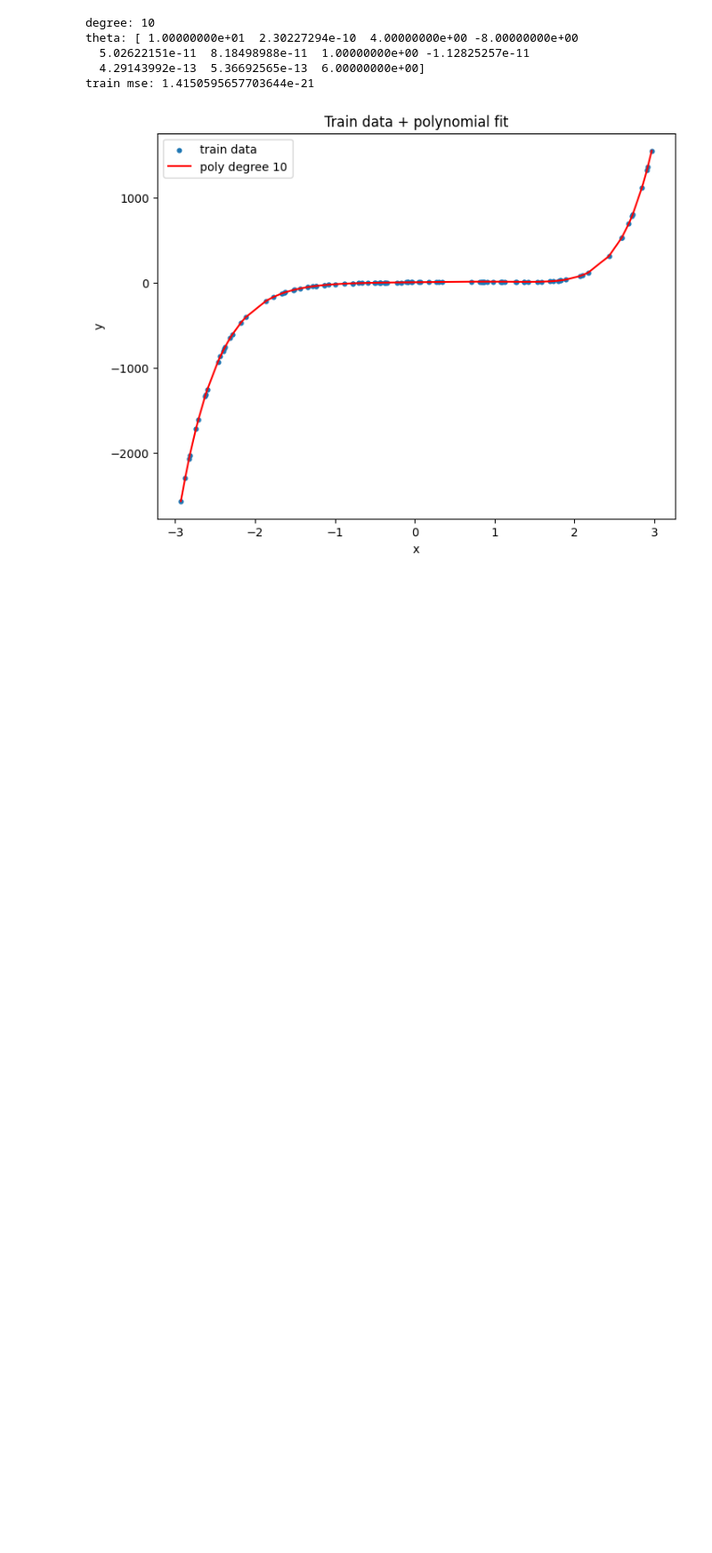
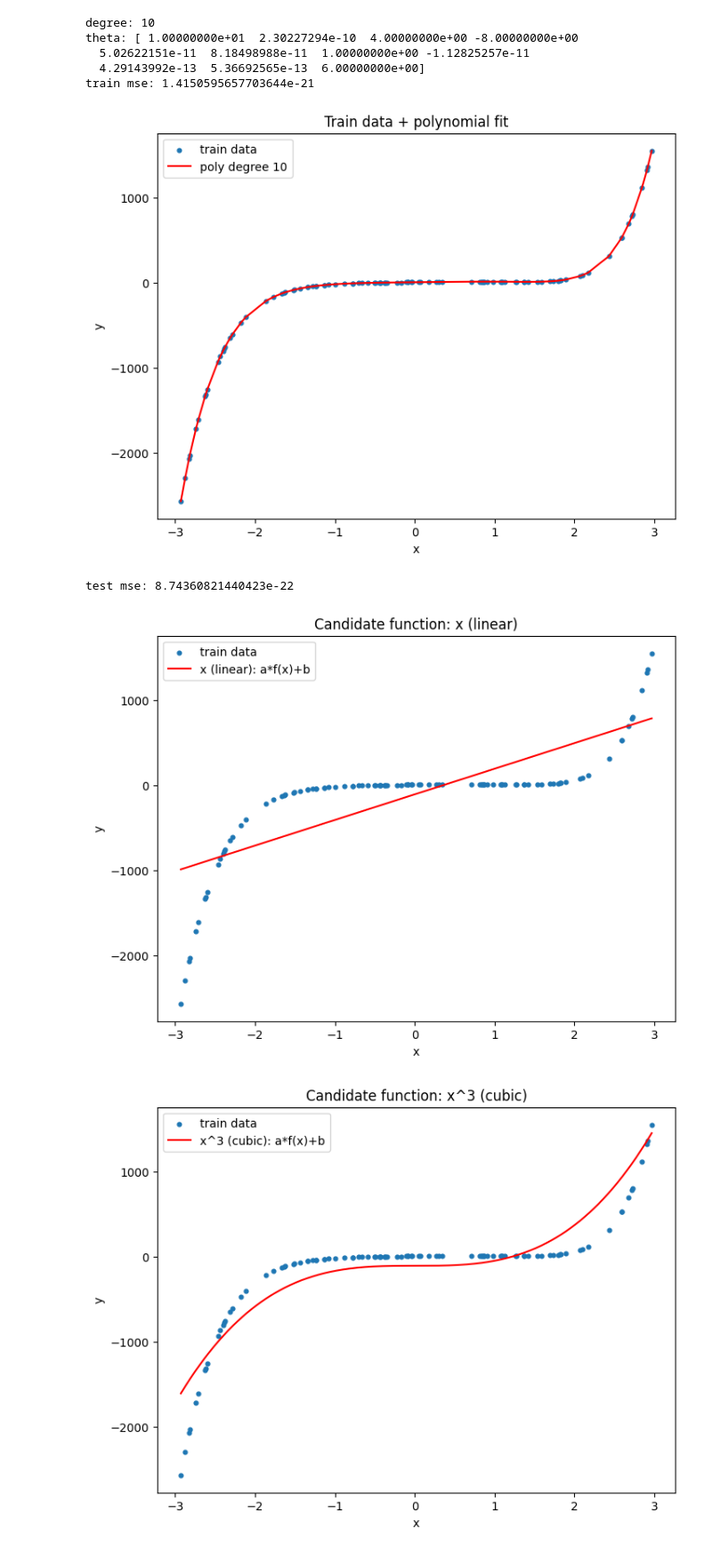
Before and after one commit to dutch-casa/machine.learning.regression, a Jupyter notebook: dutch_assignment_one.ipynb, the cells around one changed output. Shown at 89% size. Saved outputs shown, nothing was run; the diff lists cells and outputs as text; code cells hidden in the pictures; blank space fills up the shorter version.

```diff
--- a/dutch_assignment_one.ipynb
+++ b/dutch_assignment_one.ipynb
@@ -36,8 +57,12 @@ $$
 - $y \in \mathbb{R}^{n}$ — targets
 - $\theta \in \mathbb{R}^{d}$ — weights
 # %%
-def add_bias(x):
-    return np.hstack([x.reshape(-1, 1), np.ones((len(x), 1))])
+def add_bias(X):
+    X = np.asarray(X)
+    if X.ndim == 1:
+        X = X[:, None]
+    ones = np.ones((X.shape[0], 1))
+    return np.hstack([X, ones])
 
 def fit(X, y):
     return np.linalg.solve(X.T @ X, X.T @ y)
@@ -134,2 +157,38 @@ print("test mse:", np.mean((y_test - yhat_test) ** 2))
 # %% [output]
 [figure]
+# %%
+X_test = poly_X(x_test, degree)
+yhat_test = predict(X_test, theta)
+
+print("test mse:", np.mean((y_test - yhat_test)**2))
+# %% [output]
+test mse: 8.74360821440423e-22
+# %%
+xs = np.linspace(x_train.min(), x_train.max(), 500)
+
+def fit_affine_to_basis(phi_train):
+    X = np.hstack([phi_train.reshape(-1,1), np.ones((len(phi_train),1))])
+    return fit(X, y_train)
+
+# Disclosure: I had generative AI help write this plt code because I find it tedious
+def plot_candidate(name, phi):
+
+    phi_tr = phi(x_train)
+    a, b = fit_affine_to_basis(phi_tr)
+
+    ys = a * phi(xs) + b
+
+    plt.figure(figsize=(8,6))
+    plt.scatter(x_train, y_train, s=12, label="train data")
+    plt.plot(xs, ys, label=f"{name}: a*f(x)+b", color="red")
+    plt.title(f"Candidate function: {name}")
+    plt.xlabel("x"); plt.ylabel("y")
+    plt.legend()
+    plt.show()
+
+plot_candidate("x (linear)", lambda t: t)
+plot_candidate("x^3 (cubic)",  lambda t: t**3)
+plot_candidate("x^5 (quintic)",lambda t: t**5)
+# %% [output]
+[figure, added]
+[figure, added]
```
Also changed, not shown: parts of 26 cells of this notebook, 2 other files.
